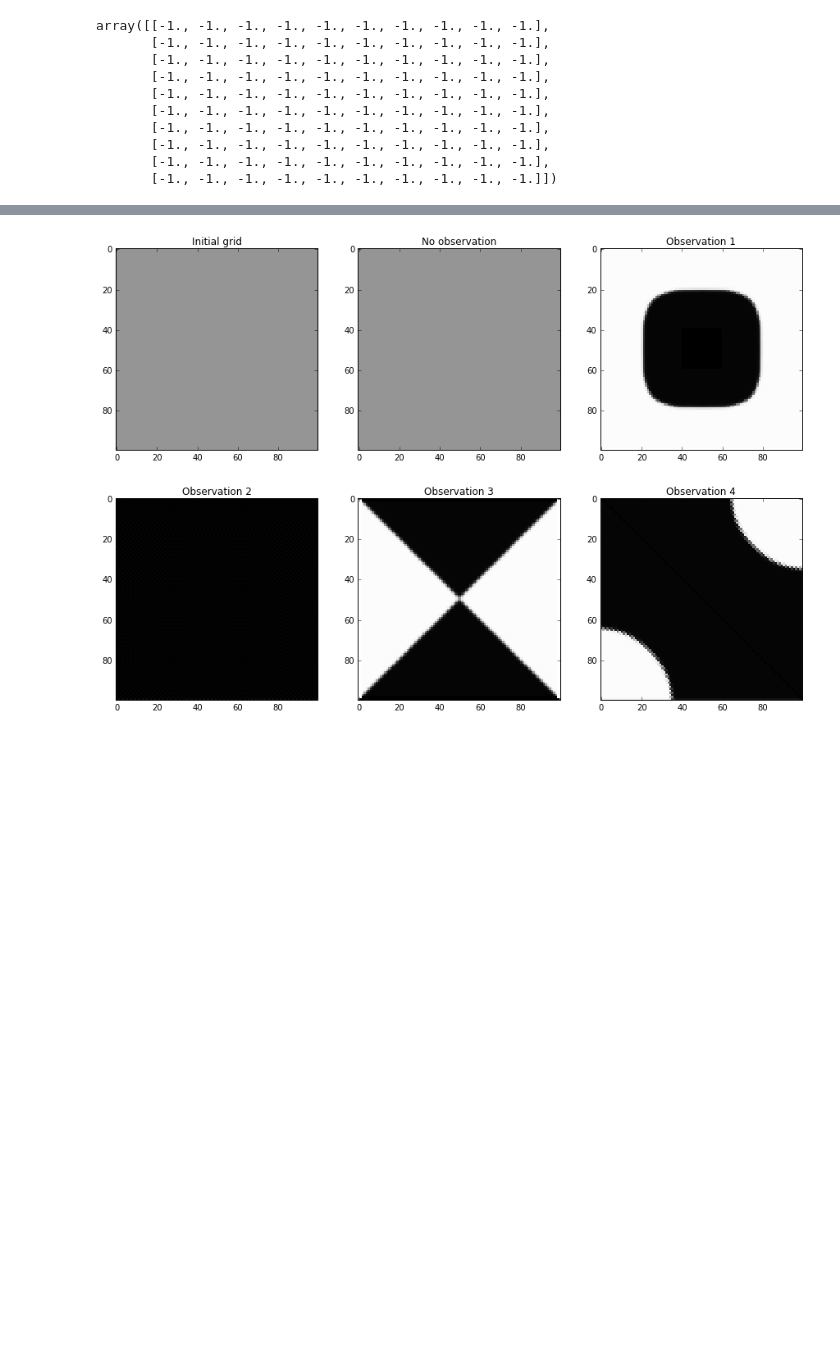
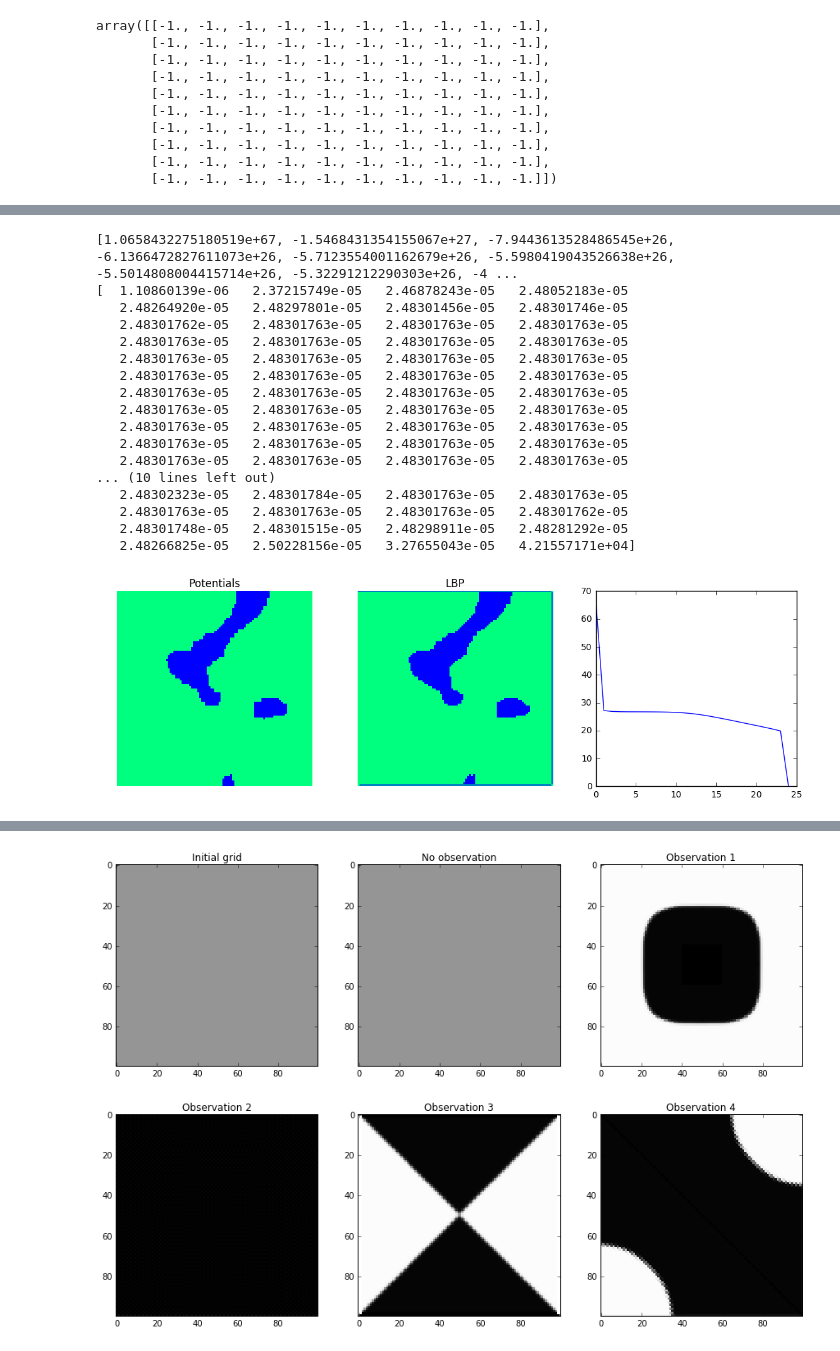
Before and after one commit to remilepriol/IsingGrid, a Jupyter notebook: Test_Ising2.ipynb, the cells around one changed output, grey strips where cells are left out. Saved outputs shown, nothing was run; the diff lists cells and outputs as text; code cells hidden in the pictures; blank space fills up the shorter version.

```diff
--- a/Test_Ising2.ipynb
+++ b/Test_Ising2.ipynb
@@ -127,3 +127,43 @@ plt.savefig('images/meanfield_qui_chie_a10.png')
+# %%
+model = IsingGrid(100, 100)
+model.constant_init(0,10,10)
+model.linear_factors = model.gibbs_sampling(model.random_grid(.55))[0]
+plt.figure(figsize=(14,4))
+plt.subplot(131)
+plt.title('Potentials')
+plt.axis('off')
+plt.imshow(model.linear_factors, interpolation="nearest", cmap=plt.get_cmap('winter'), vmin=-1, vmax=1)
+
+elist = model.loopybelief()
+plt.subplot(132)
+plt.title('LBP')
+plt.axis('off')
+plt.imshow(model.mean_parameters, interpolation="nearest", cmap=plt.get_cmap('winter'), vmin=-1, vmax=1)
+
+plt.subplot(133)
+plt.plot(np.log10(np.absolute(np.array(elist-elist[-1]+1))))
+
+print(elist)
+print(model.mean_parameters[0])
+# %% [output]
+[1.0658432275180519e+67, -1.5468431354155067e+27, -7.9443613528486545e+26, -6.1366472827611073e+26, -5.7123554001162679e+26, -5.5980419043526638e+26, -5.5014808004415714e+26, -5.32291212290303e+26, -4 ...
+[  1.10860139e-06   2.37215749e-05   2.46878243e-05   2.48052183e-05
+   2.48264920e-05   2.48297801e-05   2.48301456e-05   2.48301746e-05
+   2.48301762e-05   2.48301763e-05   2.48301763e-05   2.48301763e-05
+   2.48301763e-05   2.48301763e-05   2.48301763e-05   2.48301763e-05
+   2.48301763e-05   2.48301763e-05   2.48301763e-05   2.48301763e-05
+   2.48301763e-05   2.48301763e-05   2.48301763e-05   2.48301763e-05
+   2.48301763e-05   2.48301763e-05   2.48301763e-05   2.48301763e-05
+   2.48301763e-05   2.48301763e-05   2.48301763e-05   2.48301763e-05
+   2.48301763e-05   2.48301763e-05   2.48301763e-05   2.48301763e-05
+   2.48301763e-05   2.48301763e-05   2.48301763e-05   2.48301763e-05
+   2.48301763e-05   2.48301763e-05   2.48301763e-05   2.48301763e-05
+... (10 lines left out)
+   2.48302323e-05   2.48301784e-05   2.48301763e-05   2.48301763e-05
+   2.48301763e-05   2.48301763e-05   2.48301763e-05   2.48301762e-05
+   2.48301748e-05   2.48301515e-05   2.48298911e-05   2.48281292e-05
+   2.48266825e-05   2.50228156e-05   3.27655043e-05   4.21557171e+04]
+[figure, added]
 # %%
 observation1 = np.zeros((model.height, model.width))
 observation2 = np.zeros((model.height, model.width))
```
Also changed, not shown: parts of 6 cells of this notebook, 1 other file.
